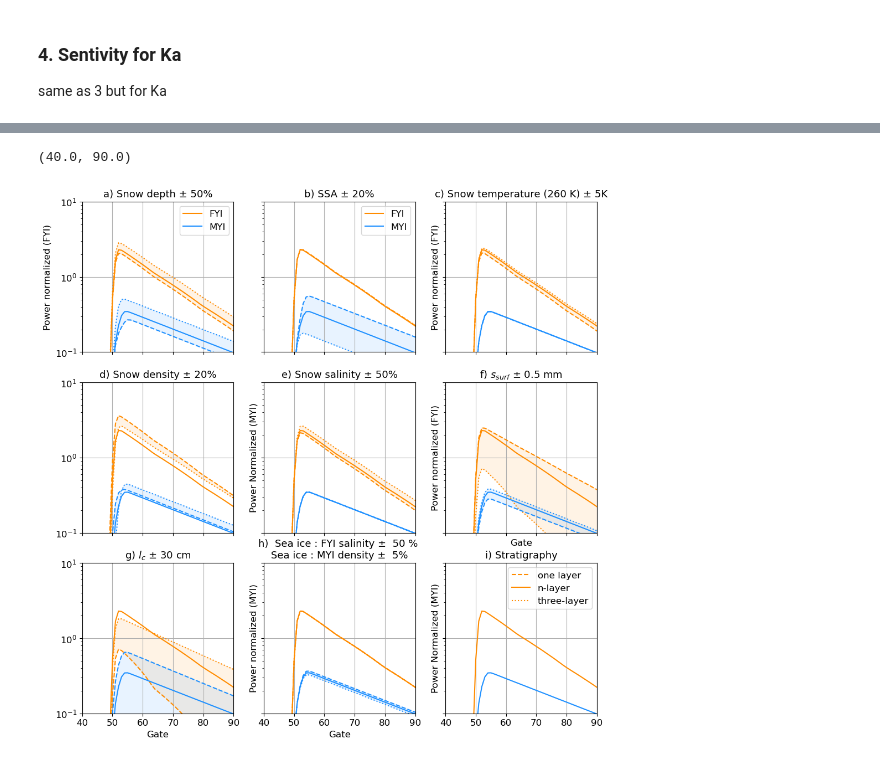
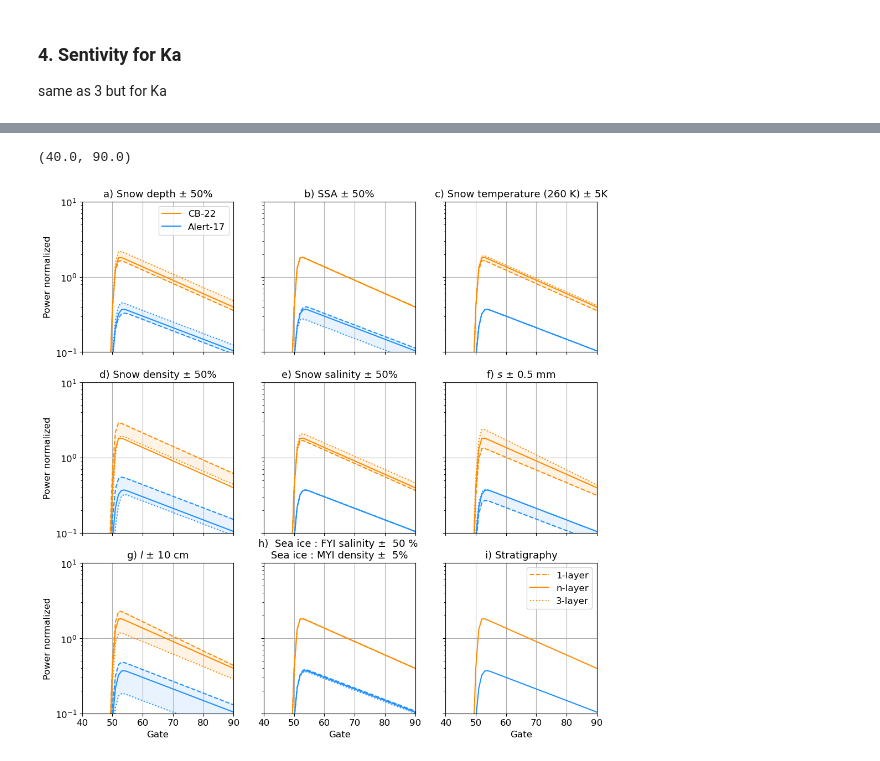
Before and after one commit to JulienMeloche/AKROSS_paper, a Jupyter notebook: Code-paper/3.2_contribution_sensitivtyAnalysis.ipynb, the cells around one changed output, grey strips where cells are left out. Drawn from its saved outputs; the diff is of its cells as text; code cells hidden in the pictures.

```diff
--- a/Code-paper/3.2_contribution_sensitivtyAnalysis.ipynb
+++ b/Code-paper/3.2_contribution_sensitivtyAnalysis.ipynb
@@ -811,11 +832,11 @@ A_rough_s_Ka_m1 = change_snowpack(1, MYI_sp, mean_rms_myi - 0.0005, mean_lc_myi,
 # %%
 #lc
 #call snowpack fromm scratch with build_snowpack so FYI_sp not modify
-CB_rough_l_Ka_p1 = change_snowpack(1, FYI_sp, mean_rms_fyi, mean_lc_fyi + 0.3, 'ssa', sigma_surface=0.14, Ka = True)
-CB_rough_l_Ka_m1 = change_snowpack(1, FYI_sp, mean_rms_fyi, mean_lc_fyi - 0.3, 'ssa', sigma_surface=0.14, Ka = True)
+CB_rough_l_Ka_p1 = AK.change_snowpack(1, FYI_sp, mean_rms_fyi, mean_lc_fyi + 0.1, 'ssa', sigma_surface=0.14, Ka = True)
+CB_rough_l_Ka_m1 = AK.change_snowpack(1, FYI_sp, mean_rms_fyi, mean_lc_fyi - 0.1, 'ssa', sigma_surface=0.14, Ka = True)
 #call snowpack fromm scratch with build_snowpack so A_sp not modify
-A_rough_l_Ka_p1 = change_snowpack(1, MYI_sp, mean_rms_myi, mean_lc_myi + 0.3, 'ssa', sigma_surface=0.22, Ka = True)
-A_rough_l_Ka_m1 = change_snowpack(1, MYI_sp, mean_rms_myi, mean_lc_myi - 0.3, 'ssa', sigma_surface=0.22, Ka = True)
+A_rough_l_Ka_p1 = AK.change_snowpack(1, MYI_sp, mean_rms_myi, mean_lc_myi + 0.1, 'ssa', sigma_surface=0.22, Ka = True)
+A_rough_l_Ka_m1 = AK.change_snowpack(1, MYI_sp, mean_rms_myi, mean_lc_myi - 0.1, 'ssa', sigma_surface=0.22, Ka = True)
 # %%
 #ice volume fration
 #call snowpack fromm scratch with build_snowpack so FYI_sp not modify
@@ -824,7 +845,7 @@ CB_vf_Ka_m1 = AK.build_snowpack_pickle(list_smp_CB, ice_type = 'firstyear', sigm
 AK.change_roughness_geo(CB_vf_Ka_p1, mean_rms_fyi, mean_lc_fyi, mean_rms_fyi, mean_lc_fyi)
 AK.change_roughness_geo(CB_vf_Ka_m1, mean_rms_fyi, mean_lc_fyi, mean_rms_fyi, mean_lc_fyi)
 #call snowpack fromm scratch with build_snowpack so A_sp not modify
-A_vf_Ka_p1 = AK.smp_snowpacks(alert_smp_files, alert_smp_sites, salt_dict, temp_dict, layer_thickness=0.03, sea_ice_density=917, sigma_surface = 0.22)
-A_vf_Ka_m1 = AK.smp_snowpacks(alert_smp_files, alert_smp_sites, salt_dict, temp_dict, layer_thickness=0.03, sea_ice_density=880*0.95, sigma_surface = 0.22)
+A_vf_Ka_p1 = AK.build_snowpack_pickle(list_profile_A, sea_ice_density = 917, ice_type = 'multiyear', sigma_surface= 0.22)
+A_vf_Ka_m1 = AK.build_snowpack_pickle(list_profile_A, sea_ice_density = 880*0.95, ice_type = 'multiyear', sigma_surface= 0.22)
 AK.change_roughness_geo(A_vf_Ka_p1, mean_rms_myi, mean_lc_myi, mean_rms_myi, mean_lc_myi)
 AK.change_roughness_geo(A_vf_Ka_m1, mean_rms_myi, mean_lc_myi, mean_rms_myi, mean_lc_myi)
@@ -849,10 +852,10 @@ make snowpack failed for /home/jum002/store5/data/SMP/Sites/Alert_8_MYI/S34M1872
 # %%
 #reduce layers
-CB_one_Ka = reduce_layer(FYI_sp, 'one', 'FYI', Ka = True)
-CB_three_Ka = reduce_layer(FYI_sp, 'three', 'FYI', Ka = True)
+CB_one_Ka = AK.reduce_layer(FYI_sp, 'one', 'FYI', Ka = True, mean_rms= mean_rms_fyi, mean_lc = mean_lc_fyi)
+CB_three_Ka = AK.reduce_layer(FYI_sp, 'three', 'FYI', Ka = True, mean_rms= mean_rms_fyi, mean_lc = mean_lc_fyi)
 
-A_one_Ka = reduce_layer(MYI_sp, 'one', 'MYI', Ka = True)
-A_three_Ka = reduce_layer(MYI_sp, 'three', 'MYI', Ka = True)
+A_one_Ka = AK.reduce_layer(MYI_sp, 'one', 'MYI', Ka = True, mean_rms= mean_rms_myi, mean_lc = mean_lc_myi)
+A_three_Ka = AK.reduce_layer(MYI_sp, 'three', 'MYI', Ka = True, mean_rms= mean_rms_myi, mean_lc = mean_lc_myi)
 # %%
 altimodel = make_model(derived_IBA(ssp), "nadir_lrm_altimetry", rtsolver_options=dict(theta_inc_sampling=8),
                                                                 emmodel_options=dict(dense_snow_correction="auto" ))
@@ -917,40 +920,39 @@ fig, ((ax1, ax2, ax3), (ax4, ax5, ax6), (ax7, ax8, ax9)) = plt.subplots(nrows=3,
 plt.rcParams.update({'font.size': 12})
 ax1.set_title('a) Snow depth ± 50%', size = 13)
 ax1.plot(res_CB_Ka_depth_p50, linestyle = '--',color = 'darkorange')
-ax1.plot(mean_simu_CB_Ka.sel(contribution = 'total')/1e-14, color = 'darkorange', label = 'FYI')
+ax1.plot(mean_simu_CB_Ka/0.5e-14, color = 'darkorange', label = 'CB-22')
 ax1.plot(res_CB_Ka_depth_m50, linestyle = ':',color = 'darkorange')
 ax1.fill_between(x, y1 = res_CB_Ka_depth_p50, y2 = res_CB_Ka_depth_m50, alpha =0.1, color = 'darkorange')
 
 ax1.plot(res_A_Ka_depth_p50, linestyle = '--',color = 'dodgerblue')
-ax1.plot(mean_simu_A_Ka.sel(contribution = 'total')/1e-14, color = 'dodgerblue', label = 'MYI')
+ax1.plot(mean_simu_A_Ka/0.5e-14, color = 'dodgerblue', label = 'Alert-17')
 ax1.plot(res_A_Ka_depth_m50, linestyle = ':',color = 'dodgerblue')
 ax1.fill_between(x, y1 = res_A_Ka_depth_p50, y2 = res_A_Ka_depth_m50, alpha =0.1, color = 'dodgerblue')
 ax1.legend()
 #ax1.set_xlim(155,190)
-ax1.set_ylabel('Power normalized (FYI)')
+ax1.set_ylabel('Power normalized')
 ax1.grid()
 
 
-ax2.set_title('b) SSA ± 20%', size = 13)
+ax2.set_title('b) SSA ± 50%', size = 13)
 ax2.plot(res_CB_Ka_ssa_p20, linestyle = '--',color = 'darkorange')
-ax2.plot(mean_simu_CB_Ka.sel(contribution = 'total')/1e-14,color = 'darkorange', label = 'FYI')
+ax2.plot(mean_simu_CB_Ka/0.5e-14,color = 'darkorange', label = 'FYI')
 ax2.plot(res_CB_Ka_ssa_m20, linestyle = ':',color = 'darkorange')
 
 ax2.plot(res_A_Ka_ssa_p20, linestyle = '--',color = 'dodgerblue')
-ax2.plot(mean_simu_A_Ka.sel(contribution = 'total')/1e-14,color = 'dodgerblue', label = 'MYI')
+ax2.plot(mean_simu_A_Ka/0.5e-14,color = 'dodgerblue', label = 'MYI')
 ax2.plot(res_A_Ka_ssa_m20, linestyle = ':',color = 'dodgerblue')
 ax2.fill_between(x, y1 = res_A_Ka_ssa_p20, y2 = res_A_Ka_ssa_m20, alpha =0.1, color = 'dodgerblue')
-ax2.legend()
 ax2.grid()
 #ax2.set_xlim(155,190)
 
 # ax8.set_title('c) Microstructure', size = 13)
 # ax8.plot(res_CB_Ka_ind, linestyle = '--',color = 'darkorange', label = 'IND')
-# ax8.plot(mean_simu_CB_Ka.sel(contribution = 'total')/1e-14,color = 'darkorange', label = 'EXP')
+# ax8.plot(mean_simu_CB_Ka/0.5e-14,color = 'darkorange', label = 'EXP')
 # ax8.plot(res_CB_Ka_shs, linestyle = ':',color = 'darkorange', label = 'SHS')
 
 # ax8.plot(res_A_Ka_ind, linestyle = '--',color = 'dodgerblue')
-# ax8.plot(mean_simu_A_Ka.sel(contribution = 'total')/1e-14,color = 'dodgerblue')
+# ax8.plot(mean_simu_A_Ka/0.5e-14,color = 'dodgerblue')
 # ax8.plot(res_A_Ka_shs, linestyle = ':',color = 'dodgerblue')
 # ax8.legend()
 # ax8.set_ylabel('Power Normalized (MYI)')
@@ -960,118 +962,115 @@ ax2.grid()
 
 ax3.set_title('c) Snow temperature (260 K) ± 5K', size = 13)
 ax3.plot(res_CB_Ka_temp_p10, linestyle = '--',color = 'darkorange')
-ax3.plot(mean_simu_CB_Ka.sel(contribution = 'total')/1e-14, color = 'darkorange')
+ax3.plot(mean_simu_CB_Ka/0.5e-14, color = 'darkorange')
 ax3.plot(res_CB_Ka_temp_m10, linestyle = ':',color = 'darkorange')
 ax3.fill_between(x, y1 = res_CB_Ka_temp_p10, y2 = res_CB_Ka_temp_m10, alpha =0.1, color = 'darkorange')
 
 ax3.plot(res_A_Ka_temp_p10, linestyle = '--',color = 'dodgerblue')
-ax3.plot(mean_simu_A_Ka.sel(contribution = 'total')/1e-14, color = 'dodgerblue')
+ax3.plot(mean_simu_A_Ka/0.5e-14, color = 'dodgerblue')
 ax3.plot(res_A_Ka_temp_m10, linestyle = ':',color = 'dodgerblue')
 ax3.fill_between(x, y1 = res_A_Ka_temp_p10, y2 = res_A_Ka_temp_m10, alpha =0.1, color = 'dodgerblue')
 ax3.grid()
 #ax3.set_xlim(155,190)
-ax3.set_ylabel('Power normalized (FYI)')
 
 
-ax4.set_title('d) Snow density ± 20%', size = 13)
+ax4.set_title('d) Snow density ± 50%', size = 13)
 ax4.plot(res_CB_Ka_density_p20, linestyle = '--',color = 'darkorange')
-ax4.plot(mean_simu_CB_Ka.sel(contribution = 'total')/1e-14, color = 'darkorange', label = 'FYI ± 50%')
+ax4.plot(mean_simu_CB_Ka/0.5e-14, color = 'darkorange', label = 'FYI ± 50%')
 ax4.plot(res_CB_Ka_density_m20, linestyle = ':',color = 'darkorange')
 ax4.fill_between(x, y1 = res_CB_Ka_density_p20, y2 = res_CB_Ka_density_m20, alpha =0.1, color = 'darkorange')
 
 ax4.plot(res_A_Ka_density_p20, linestyle = '--',color = 'dodgerblue')
-ax4.plot(mean_simu_A_Ka.sel(contribution = 'total')/1e-14, color = 'dodgerblue', label = 'MYI ± 50%')
+ax4.plot(mean_simu_A_Ka/0.5e-14, color = 'dodgerblue', label = 'MYI ± 50%')
 ax4.plot(res_A_Ka_density_m20, linestyle = ':',color = 'dodgerblue')
 ax4.fill_between(x, y1 = res_A_Ka_density_p20, y2 = res_A_Ka_density_m20, alpha =0.1, color = 'dodgerblue')
 #ax8.legend()
 ax4.grid()
+ax4.set_ylabel('Power normalized')
 #ax4.set_xlim(155,190)
 
 
 ax5.set_title('e) Snow salinity ± 50%', size = 13)
 ax5.plot(res_CB_Ka_salt_p50, linestyle = '--',color = 'darkorange')
-ax5.plot(mean_simu_CB_Ka.sel(contribution = 'total')/1e-14, color = 'darkorange', label = 'FYI ± 50%')
+ax5.plot(mean_simu_CB_Ka/0.5e-14, color = 'darkorange', label = 'FYI ± 50%')
 ax5.plot(res_CB_Ka_salt_m50, linestyle = ':',color = 'darkorange')
 ax5.fill_between(x, y1 = res_CB_Ka_salt_p50, y2 = res_CB_Ka_salt_m50, alpha =0.1, color = 'darkorange')
 
 ax5.plot(res_A_Ka_salt_p50, linestyle = '--',color = 'dodgerblue')
-ax5.plot(mean_simu_A_Ka.sel(contribution = 'total')/1e-14, color = 'dodgerblue', label = 'MYI ± 50%')
+ax5.plot(mean_simu_A_Ka/0.5e-14, color = 'dodgerblue', label = 'MYI ± 50%')
 ax5.plot(res_A_Ka_salt_m50, linestyle = ':',color = 'dodgerblue')
 ax5.fill_between(x, y1 = res_A_Ka_salt_p50, y2 = res_A_Ka_salt_m50, alpha =0.1, color = 'dodgerblue')
 #ax8.legend()
-ax5.set_ylabel('Power Normalized (MYI)')
 ax5.grid()
 #ax5.set_xlim(155,190)
 
-ax6.set_title('f) $s_{surf}$ ± 0.5 mm', size =13)
+ax6.set_title('f) $s$ ± 0.5 mm', size =13)
 ax6.plot(res_CB_Ka_rough_p1, linestyle = '--',color = 'darkorange')
-ax6.plot(mean_simu_CB_Ka.sel(contribution = 'total')/1e-14, color = 'darkorange', label = 'FYI ± 50%')
+ax6.plot(mean_simu_CB_Ka/0.5e-14, color = 'darkorange', label = 'FYI ± 50%')
 ax6.plot(res_CB_Ka_rough_m1, linestyle = ':',color = 'darkorange')
 ax6.fill_between(x, y1 = res_CB_Ka_rough_p1, y2 = res_CB_Ka_rough_m1, alpha =0.1, color = 'darkorange')
 
 ax6.plot(res_A_Ka_rough_p1, linestyle = '--',color = 'dodgerblue')
-ax6.plot(mean_simu_A_Ka.sel(contribution = 'total')/1e-14, color = 'dodgerblue', label = 'MYI ± 50%')
+ax6.plot(mean_simu_A_Ka/0.5e-14, color = 'dodgerblue', label = 'MYI ± 50%')
 ax6.plot(res_A_Ka_rough_m1, linestyle = ':',color = 'dodgerblue')
 ax6.fill_between(x, y1 = res_A_Ka_rough_p1, y2 = res_A_Ka_rough_m1, alpha =0.1, color = 'dodgerblue')
 #ax4.legend()
-ax6.set_xlabel('Gate')
-ax6.set_ylabel('Power normalized (FYI)')
 ax6.grid()
 
 
-ax7.set_title('g) $l_c$ $\pm$ 30 cm', size =13)
+ax7.set_title('g) $l$ $\pm$ 10 cm', size =13)
 ax7.plot(res_CB_Ka_rough_s_p1, linestyle = '--',color = 'darkorange')
-ax7.plot(mean_simu_CB_Ka.sel(contribution = 'total')/1e-14, color = 'darkorange', label = 'FYI ± 50%')
+ax7.plot(mean_simu_CB_Ka/0.5e-14, color = 'darkorange', label = 'FYI ± 50%')
 ax7.plot(res_CB_Ka_rough_s_m1, linestyle = ':',color = 'darkorange')
 ax7.fill_between(x, y1 = res_CB_Ka_rough_s_p1, y2 = res_CB_Ka_rough_s_m1, alpha =0.1, color = 'darkorange')
 
 ax7.plot(res_A_Ka_rough_s_p1, linestyle = '--',color = 'dodgerblue')
-ax7.plot(mean_simu_A_Ka.sel(contribution = 'total')/1e-14, color = 'dodgerblue', label = 'MYI ± 50%')
+ax7.plot(mean_simu_A_Ka/0.5e-14, color = 'dodgerblue', label = 'MYI ± 50%')
 ax7.plot(res_A_Ka_rough_s_m1, linestyle = ':',color = 'dodgerblue')
 ax7.fill_between(x, y1 = res_A_Ka_rough_s_p1, y2 = res_A_Ka_rough_s_m1, alpha =0.1, color = 'dodgerblue')
 #ax3.legend()
 #ax6.set_xlim(155,190)
 ax7.set_xlabel('Gate')
 ax7.grid()
+ax7.set_ylabel('Power normalized')
 #ax6.set_ylim(0,0.5)
 
 ax8.set_title('h)  Sea ice : FYI salinity ±  50 % \n Sea ice : MYI density ±  5% ', size =13)
 ax8.plot(res_CB_Ka_vf_p1, linestyle = '--',color = 'darkorange')
-ax8.plot(mean_simu_CB_Ka.sel(contribution = 'total')/1e-14, color = 'darkorange', label = 'FYI ± 50%')
+ax8.plot(mean_simu_CB_Ka/0.5e-14, color = 'darkorange', label = 'FYI ± 50%')
 ax8.plot(res_CB_Ka_vf_m1, linestyle = ':',color = 'darkorange')
 ax8.fill_between(x, y1 = res_CB_Ka_vf_p1, y2 = res_CB_Ka_vf_m1, alpha =0.1, color = 'darkorange')
 
 ax8.plot(res_A_Ka_vf_p1, linestyle = '--',color = 'dodgerblue')
-ax8.plot(mean_simu_A_Ka.sel(contribution = 'total')/1e-14, color = 'dodgerblue', label = 'MYI ± 50%')
+ax8.plot(mean_simu_A_Ka/0.5e-14, color = 'dodgerblue', label = 'MYI ± 50%')
 ax8.plot(res_A_Ka_vf_m1, linestyle = ':',color = 'dodgerblue')
 ax8.fill_between(x, y1 = res_A_Ka_vf_p1, y2 = res_A_Ka_vf_m1, alpha =0.1, color = 'dodgerblue')
 #ax3.legend()
 #ax6.set_xlim(155,190)
 ax8.set_xlabel('Gate')
-ax8.set_ylabel('Power normalized (MYI)')
 ax8.grid()
 #ax6.set_ylim(0,0.5)
 
 ax9.set_title('i) Stratigraphy', size = 13)
-ax9.plot(res_CB_Ka_one, linestyle = '--',color = 'darkorange', label = 'one layer')
-ax9.plot(mean_simu_CB_Ka.sel(contribution = 'total')/1e-14,color = 'darkorange', label = 'n-layer')
-ax9.plot(res_CB_Ka_three, linestyle = ':',color = 'darkorange', label = 'three-layer')
+ax9.plot(res_CB_Ka_one, linestyle = '--',color = 'darkorange', label = '1-layer')
+ax9.plot(mean_simu_CB_Ka/0.5e-14,color = 'darkorange', label = 'n-layer')
+ax9.plot(res_CB_Ka_three, linestyle = ':',color = 'darkorange', label = '3-layer')
 
 ax9.plot(res_A_Ka_one, linestyle = '--',color = 'dodgerblue')
-ax9.plot(mean_simu_A_Ka.sel(contribution = 'total')/1e-14,color = 'dodgerblue')
+ax9.plot(mean_simu_A_Ka/0.5e-14,color = 'dodgerblue')
 ax9.plot(res_A_Ka_three, linestyle = ':',color = 'dodgerblue')
 ax9.legend()
-ax9.set_ylabel('Power Normalized (MYI)')
 ax9.grid()
+ax9.set_xlabel('Gate')
 #ax9.set_xlim(155,190)
 
 ax1.set_yscale('log')
 ax1.set_ylim(10e-2, 10)
 ax1.set_xlim(40,90)
 
 
 # plt.savefig('C://Users/julie/OneDrive - USherbrooke/post-doc/AKROSS/article/fig_output/sensitivity_analysis_Ka.png',
 #              dpi=300, format='png', bbox_inches='tight')
 # %% [output]
 (40.0, 90.0)
-[figure, old version]
+[figure, new version]
```
Also changed, not shown: parts of 48 cells of this notebook, 13 other files.
